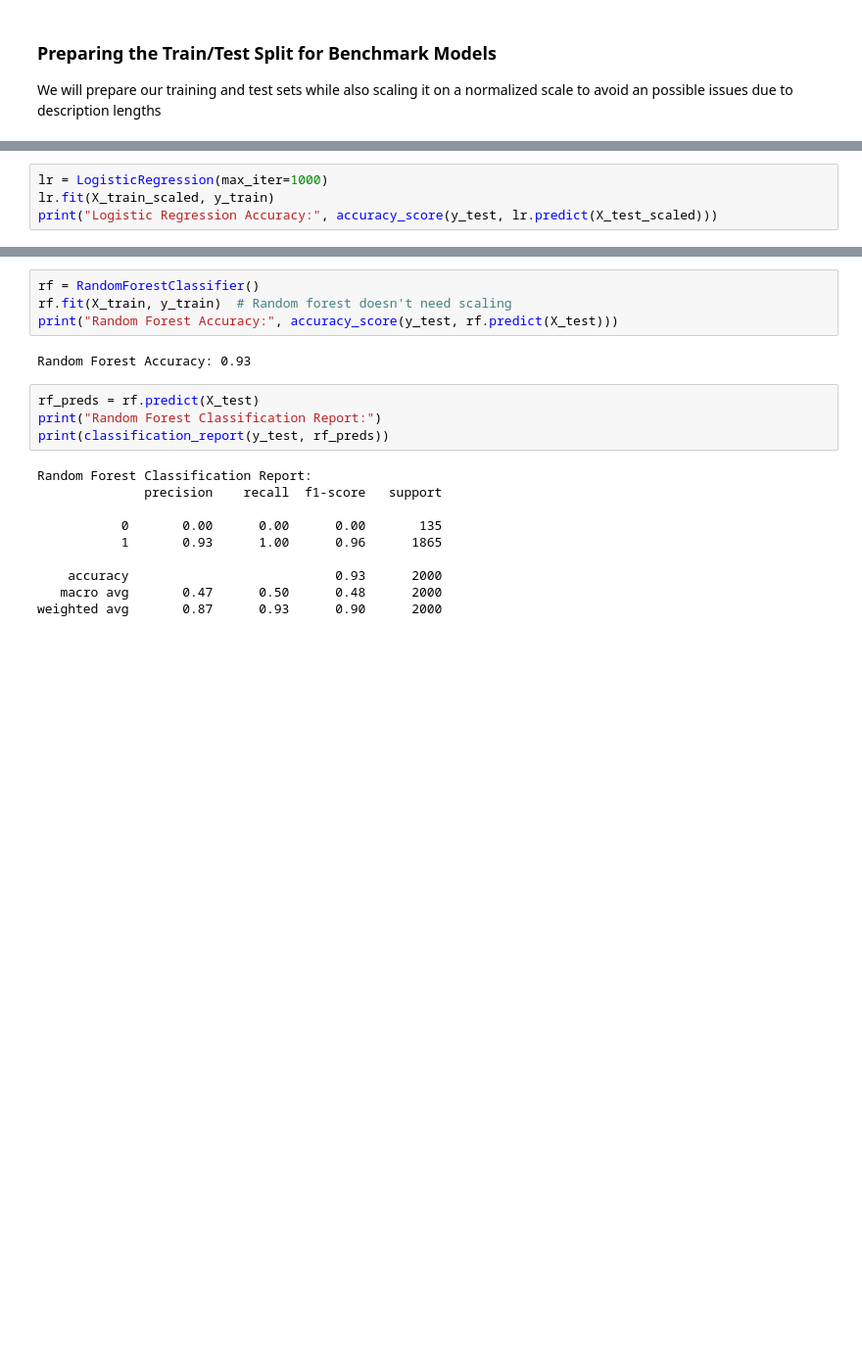
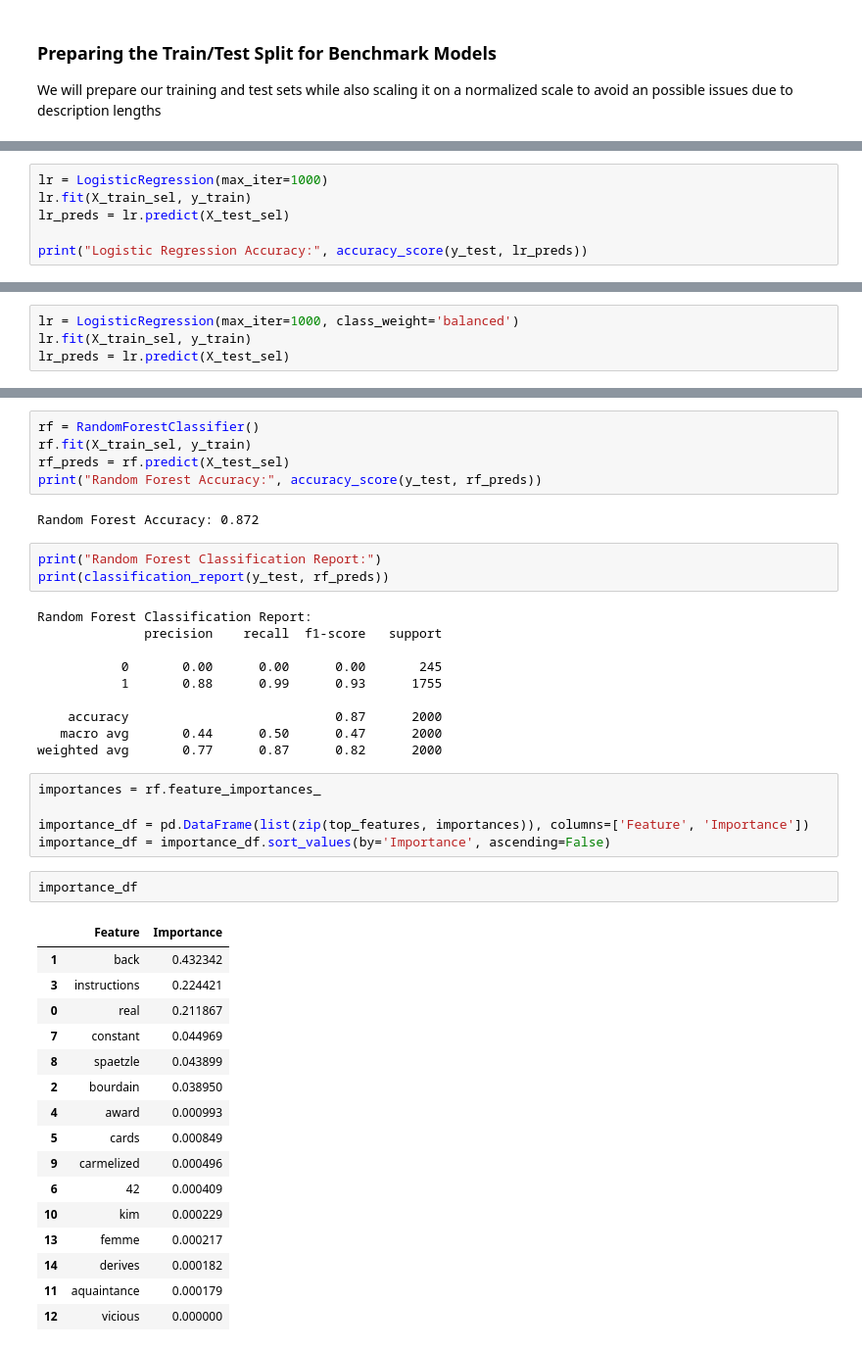
Before and after one commit to hellojohncruz/DATA-620, a Jupyter notebook: Final Project/food.ipynb, the cells around one changed output, grey strips where cells are left out. Shown: that part at 98% size. Saved outputs shown, nothing was run; the diff lists cells and outputs as text; blank space fills up the shorter version.

```diff
--- a/Final Project/food.ipynb
+++ b/Final Project/food.ipynb
@@ -519,5 +549,7 @@ X_test_scaled = scaler.transform(X_test)
 # %%
 lr = LogisticRegression(max_iter=1000)
-lr.fit(X_train_scaled, y_train)
-print("Logistic Regression Accuracy:", accuracy_score(y_test, lr.predict(X_test_scaled)))
+lr.fit(X_train_sel, y_train)
+lr_preds = lr.predict(X_test_sel)
+
+print("Logistic Regression Accuracy:", accuracy_score(y_test, lr_preds))
 # %% [output]
@@ -538,0 +579,4 @@ weighted avg       0.88      0.89      0.88      2000
+# %%
+lr = LogisticRegression(max_iter=1000, class_weight='balanced')
+lr.fit(X_train_sel, y_train)
+lr_preds = lr.predict(X_test_sel)
@@ -541,20 +600,44 @@ weighted avg       0.88      0.89      0.88      2000
 # %%
 rf = RandomForestClassifier()
-rf.fit(X_train, y_train)  # Random forest doesn't need scaling
-print("Random Forest Accuracy:", accuracy_score(y_test, rf.predict(X_test)))
+rf.fit(X_train_sel, y_train)
+rf_preds = rf.predict(X_test_sel)
+print("Random Forest Accuracy:", accuracy_score(y_test, rf_preds))
 # %% [output]
-Random Forest Accuracy: 0.93
+Random Forest Accuracy: 0.872
 # %%
-rf_preds = rf.predict(X_test)
 print("Random Forest Classification Report:")
 print(classification_report(y_test, rf_preds))
 # %% [output]
 Random Forest Classification Report:
               precision    recall  f1-score   support
 
-           0       0.00      0.00      0.00       135
-           1       0.93      1.00      0.96      1865
+           0       0.00      0.00      0.00       245
+           1       0.88      0.99      0.93      1755
 
-    accuracy                           0.93      2000
-   macro avg       0.47      0.50      0.48      2000
-weighted avg       0.87      0.93      0.90      2000
+    accuracy                           0.87      2000
+   macro avg       0.44      0.50      0.47      2000
+weighted avg       0.77      0.87      0.82      2000
+# %%
+importances = rf.feature_importances_
+
+importance_df = pd.DataFrame(list(zip(top_features, importances)), columns=['Feature', 'Importance'])
+importance_df = importance_df.sort_values(by='Importance', ascending=False)
+# %%
+importance_df
+# %% [output]
+|  | Feature | Importance |
+| 1 | back | 0.432342 |
+| 3 | instructions | 0.224421 |
+| 0 | real | 0.211867 |
+| 7 | constant | 0.044969 |
+| 8 | spaetzle | 0.043899 |
+| 2 | bourdain | 0.038950 |
+| 4 | award | 0.000993 |
+| 5 | cards | 0.000849 |
+| 9 | carmelized | 0.000496 |
+| 6 | 42 | 0.000409 |
+| 10 | kim | 0.000229 |
+| 13 | femme | 0.000217 |
+| 14 | derives | 0.000182 |
+| 11 | aquaintance | 0.000179 |
+| 12 | vicious | 0.000000 |
```
Also changed, not shown: parts of 24 cells of this notebook.
